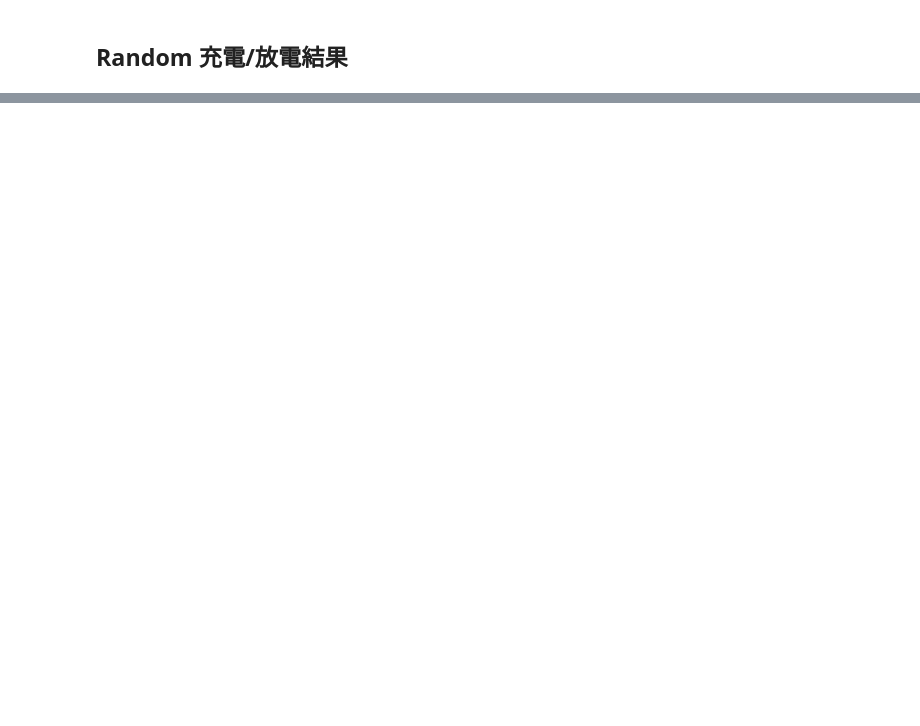
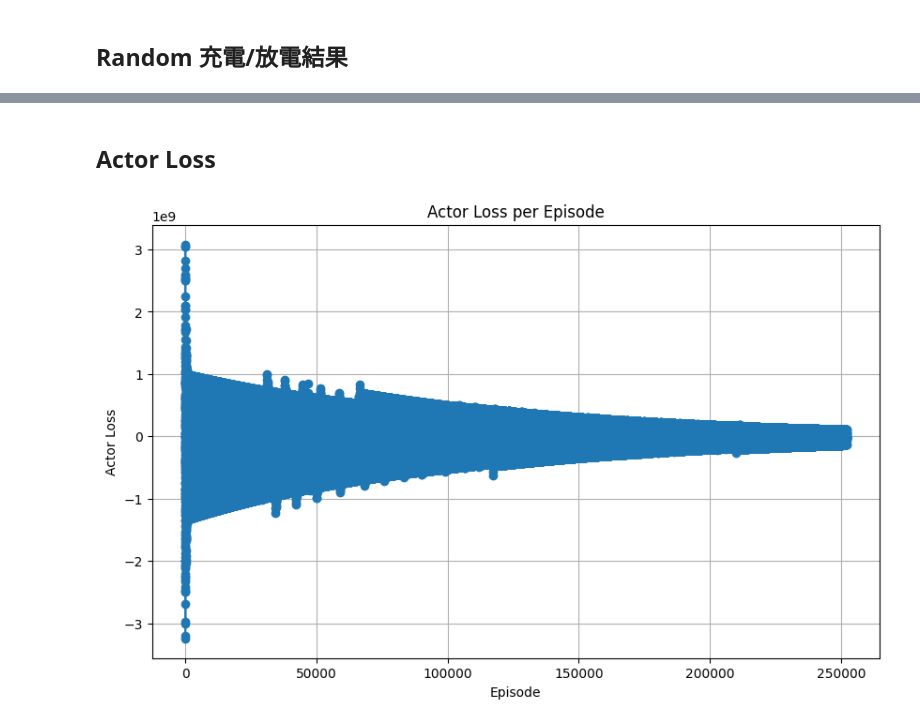
Before and after one commit to carlwang49/MY_WORK, a Jupyter notebook: Evaluation.ipynb, the cells around one changed output, grey strips where cells are left out. Saved outputs shown, nothing was run; the diff lists cells and outputs as text; code cells hidden in the pictures; blank space fills up the shorter version.

```diff
--- a/Evaluation.ipynb
+++ b/Evaluation.ipynb
@@ -37,0 +112,17 @@ plot_soc_for_requestID(1011)  # Replace with the desired requestID
+# %% [markdown]
+## Actor Loss
+# %%
+# read the CSV file
+csv_file = "./Result/MARL/losses.csv"
+data = pd.read_csv(csv_file)
+
+# 視覺化Loss資料
+plt.figure(figsize=(10, 6))
+plt.plot(data['Episode'], data['Actor Loss'], marker='o', linestyle='-')
+plt.title('Actor Loss per Episode')
+plt.xlabel('Episode')
+plt.ylabel('Actor Loss')
+plt.grid(True)
+plt.show()
+# %% [output]
+[figure, added]
```
Also changed, not shown: parts of 10 cells of this notebook, 15 other files.
